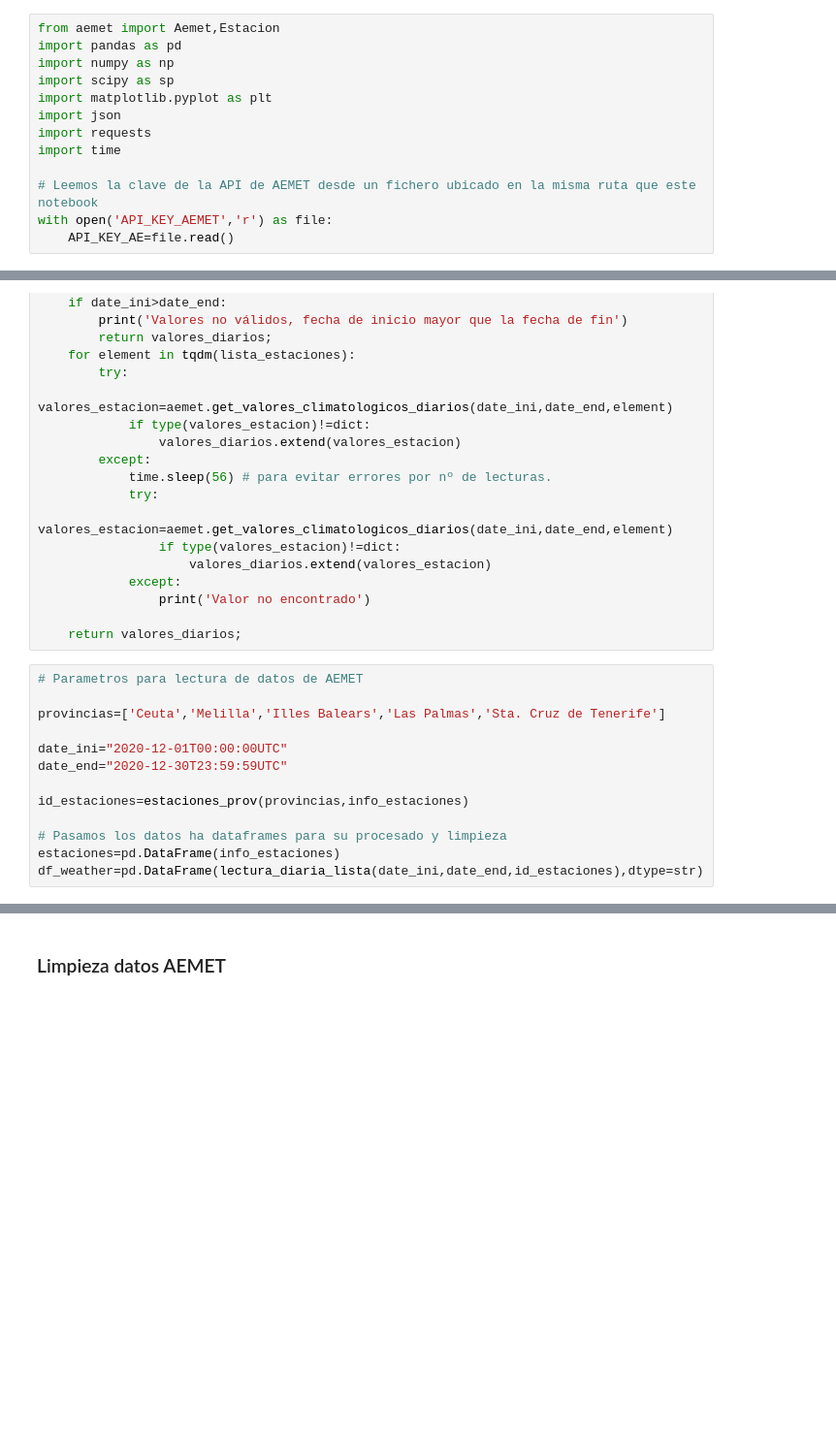
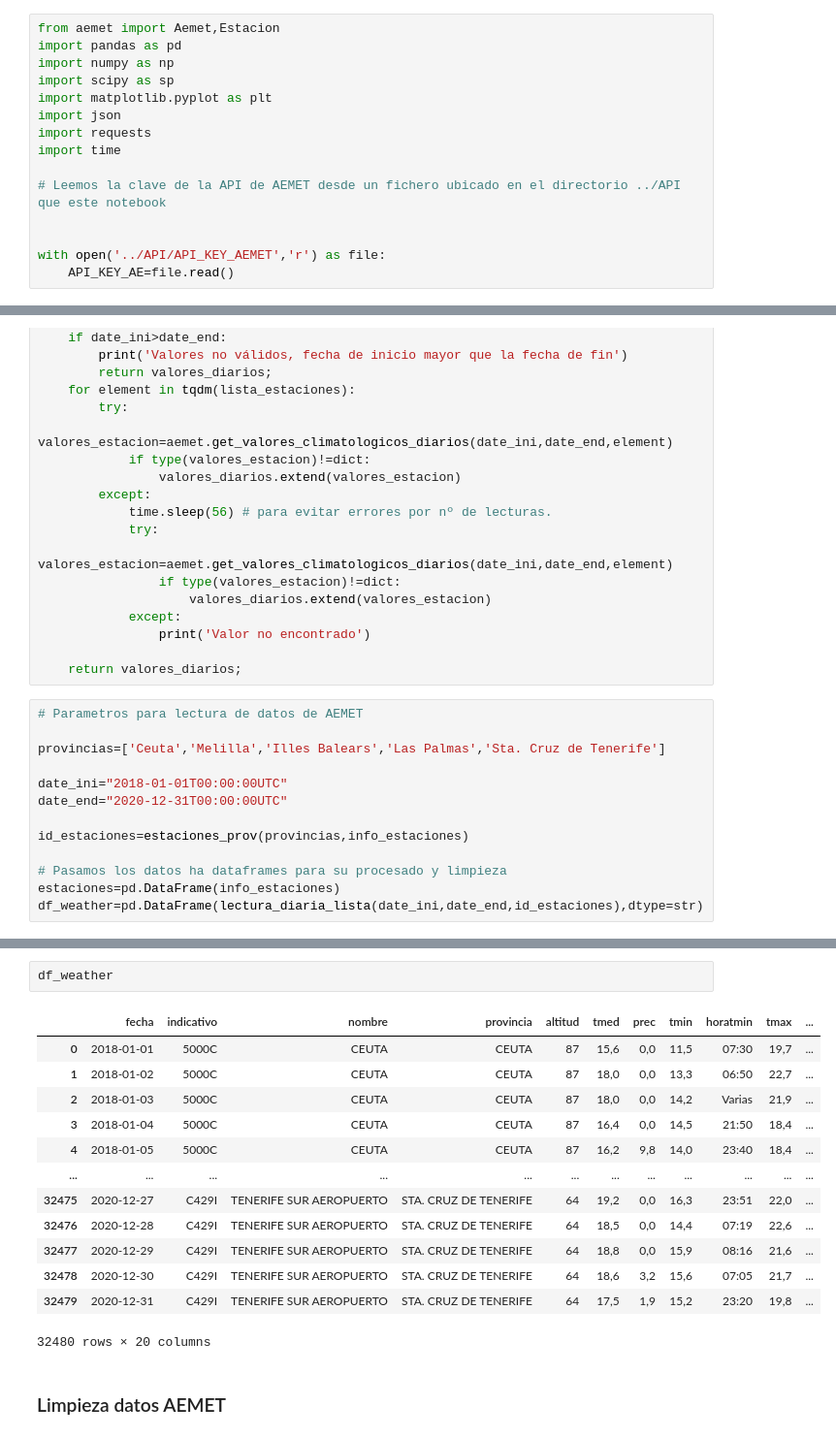
Before and after one commit to sotodosos/ClasesMaster26, a Jupyter notebook: Python/TFM.ipynb, the cells around one changed output, grey strips where cells are left out. Shown at 97% size. Saved outputs shown, nothing was run; the diff lists cells and outputs as text; blank space fills up the shorter version.

```diff
--- a/Python/TFM.ipynb
+++ b/Python/TFM.ipynb
@@ -40,8 +40,10 @@ import json
 import requests
 import time
 
-# Leemos la clave de la API de AEMET desde un fichero ubicado en la misma ruta que este notebook
-with open('API_KEY_AEMET','r') as file:
+# Leemos la clave de la API de AEMET desde un fichero ubicado en el directorio ../API que este notebook
+
+
+with open('../API/API_KEY_AEMET','r') as file:
     API_KEY_AE=file.read()
 # %% [markdown]
 ###  Lectura datos AEMET
@@ -129,8 +131,8 @@ def lectura_diaria_lista(date_ini,date_end,lista_estaciones):
 
 provincias=['Ceuta','Melilla','Illes Balears','Las Palmas','Sta. Cruz de Tenerife']
 
-date_ini="2020-12-01T00:00:00UTC"
-date_end="2020-12-30T23:59:59UTC"
+date_ini="2018-01-01T00:00:00UTC"
+date_end="2020-12-31T00:00:00UTC"
 
 id_estaciones=estaciones_prov(provincias,info_estaciones)
 
@@ -140,6 +142,22 @@ df_weather=pd.DataFrame(lectura_diaria_lista(date_ini,date_end,id_estaciones),dt
 # %% [output]
 [interactive output not drawn]
 [interactive output not drawn]
+# %%
+df_weather
+# %% [output]
+|  | fecha | indicativo | nombre | provincia | altitud | tmed | prec | tmin | horatmin | tmax | ... |
+| 0 | 2018-01-01 | 5000C | CEUTA | CEUTA | 87 | 15,6 | 0,0 | 11,5 | 07:30 | 19,7 | ... |
+| 1 | 2018-01-02 | 5000C | CEUTA | CEUTA | 87 | 18,0 | 0,0 | 13,3 | 06:50 | 22,7 | ... |
+| 2 | 2018-01-03 | 5000C | CEUTA | CEUTA | 87 | 18,0 | 0,0 | 14,2 | Varias | 21,9 | ... |
+| 3 | 2018-01-04 | 5000C | CEUTA | CEUTA | 87 | 16,4 | 0,0 | 14,5 | 21:50 | 18,4 | ... |
+| 4 | 2018-01-05 | 5000C | CEUTA | CEUTA | 87 | 16,2 | 9,8 | 14,0 | 23:40 | 18,4 | ... |
+| ... | ... | ... | ... | ... | ... | ... | ... | ... | ... | ... | ... |
+| 32475 | 2020-12-27 | C429I | TENERIFE SUR AEROPUERTO | STA. CRUZ DE TENERIFE | 64 | 19,2 | 0,0 | 16,3 | 23:51 | 22,0 | ... |
+| 32476 | 2020-12-28 | C429I | TENERIFE SUR AEROPUERTO | STA. CRUZ DE TENERIFE | 64 | 18,5 | 0,0 | 14,4 | 07:19 | 22,6 | ... |
+| 32477 | 2020-12-29 | C429I | TENERIFE SUR AEROPUERTO | STA. CRUZ DE TENERIFE | 64 | 18,8 | 0,0 | 15,9 | 08:16 | 21,6 | ... |
+| 32478 | 2020-12-30 | C429I | TENERIFE SUR AEROPUERTO | STA. CRUZ DE TENERIFE | 64 | 18,6 | 3,2 | 15,6 | 07:05 | 21,7 | ... |
+| 32479 | 2020-12-31 | C429I | TENERIFE SUR AEROPUERTO | STA. CRUZ DE TENERIFE | 64 | 17,5 | 1,9 | 15,2 | 23:20 | 19,8 | ... |
+32480 rows × 20 columns
 # %% [markdown]
 ### Limpieza datos AEMET
 # %%
```
Also changed, not shown: parts of 25 cells of this notebook.
